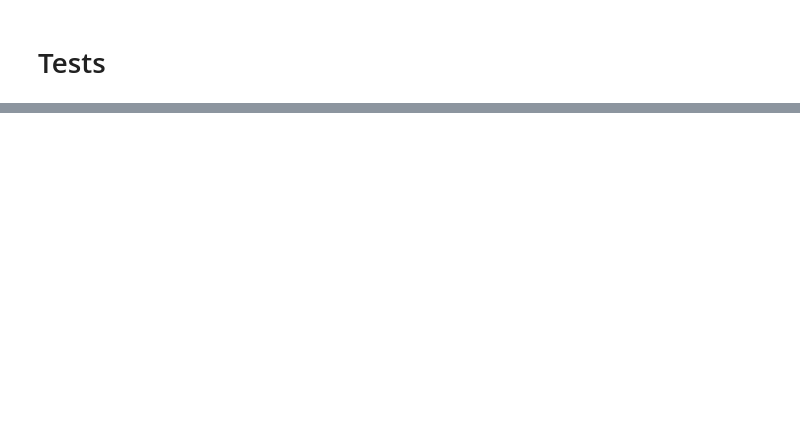
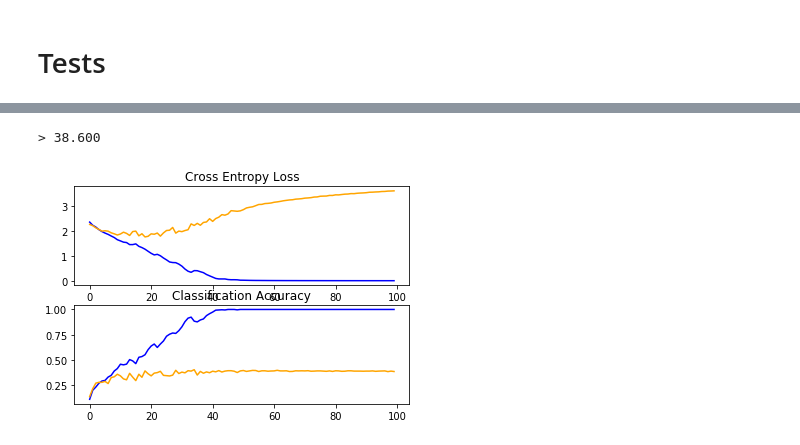
Before and after one commit to marcosacj/icnn, a Jupyter notebook: 02-keras-model.ipynb, the cells around one changed output, grey strips where cells are left out. Drawn from its saved outputs; the diff is of its cells as text; code cells hidden in the pictures; blank space fills up the shorter version.

```diff
--- a/02-keras-model.ipynb
+++ b/02-keras-model.ipynb
@@ -120,0 +164,7 @@ def run_test_harness(epochs=100, piece=5000):
+# %%
+%%time
+
+run_test_harness( model1() , epochs=100 , piece=1000 )
+# %% [output]
+> 38.600
+[figure, added]
```
Also changed, not shown: parts of 22 cells of this notebook.
